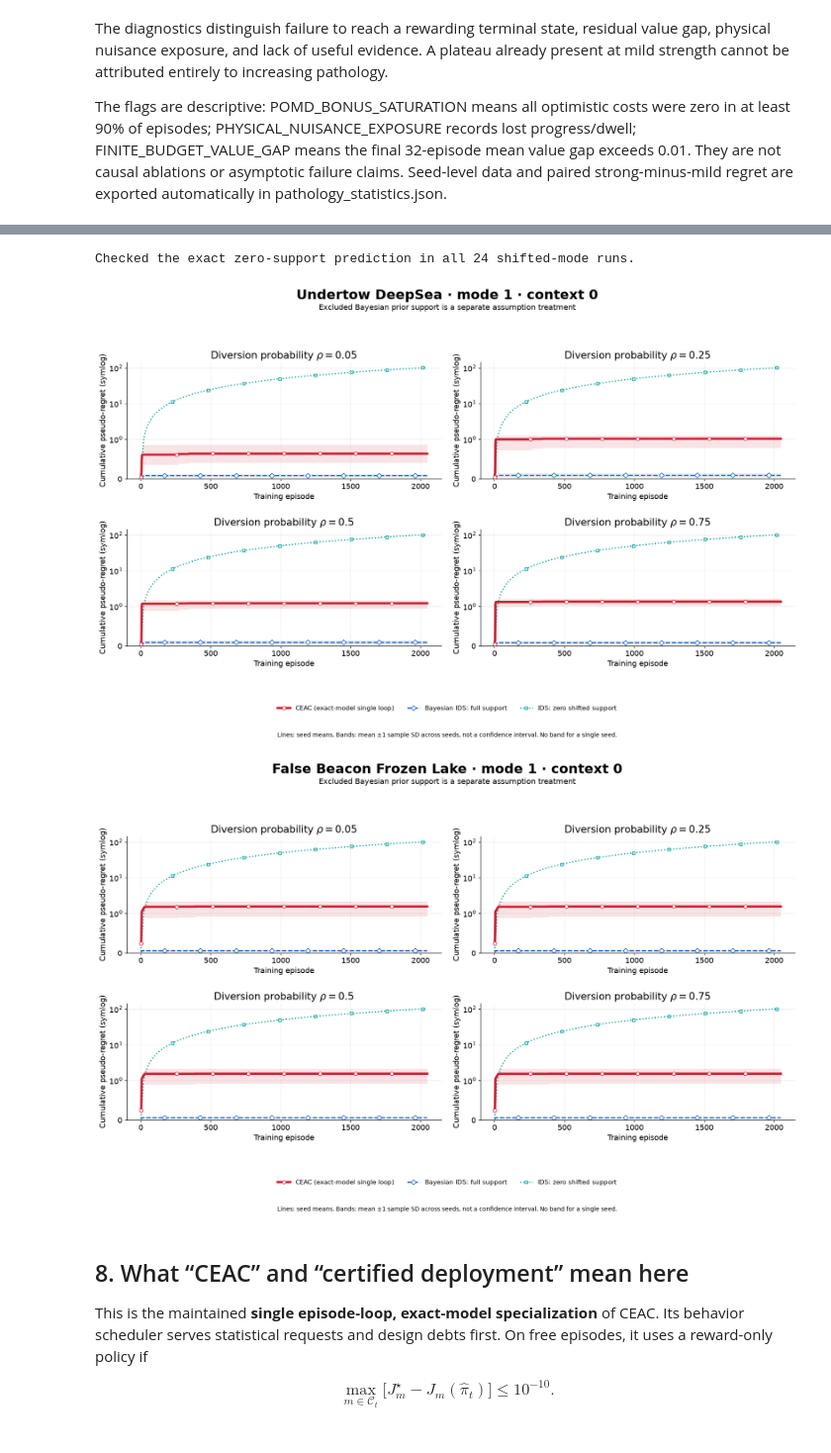
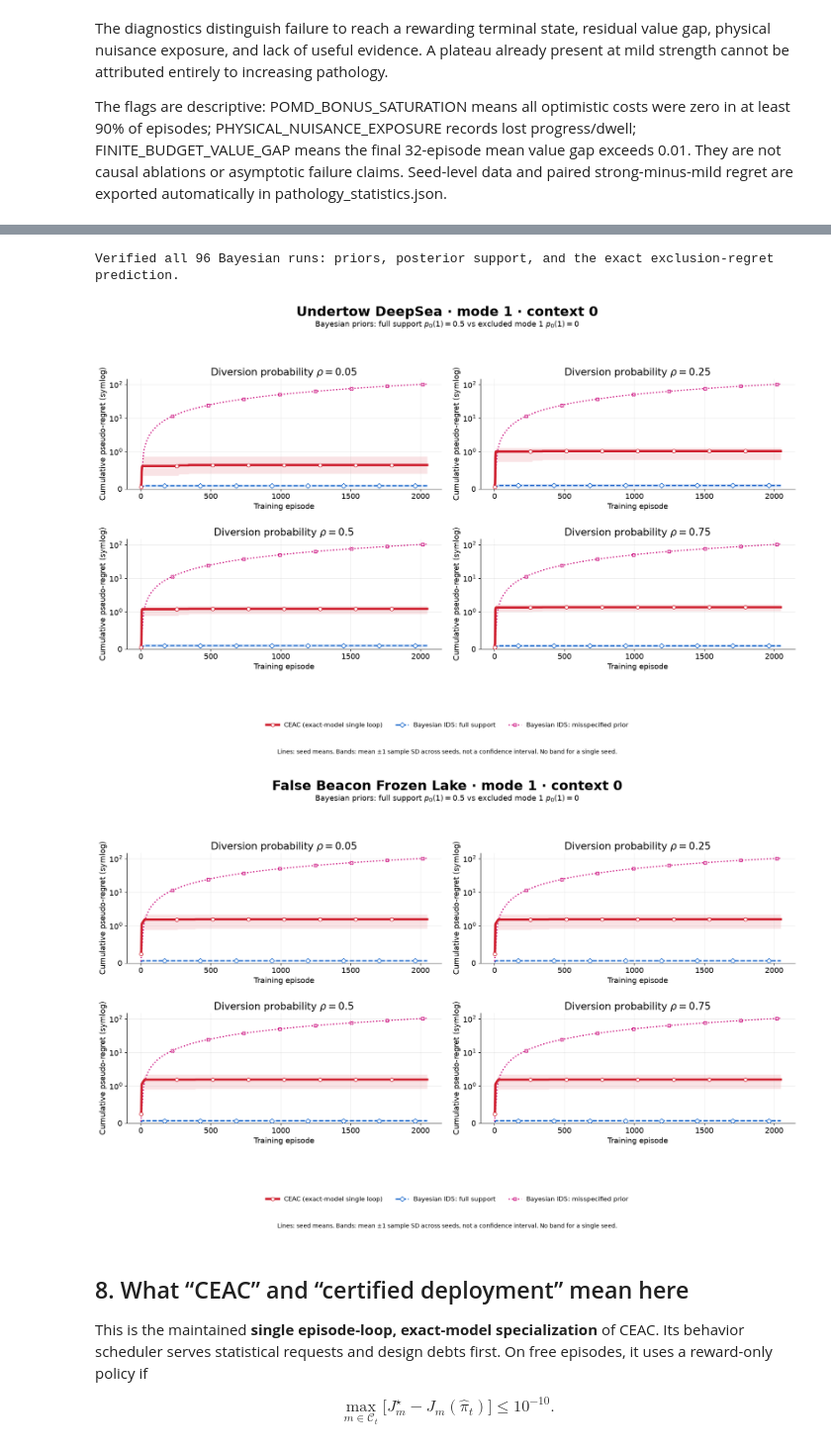
Before and after one commit to Sahire-Ellahy/Confounder-Eliminating-Actor-Critic, a Jupyter notebook: notebooks/Undertow_FalseBeacon.ipynb, the cells around one changed output, grey strips where cells are left out. Shown at 99% size. Drawn from its saved outputs; the diff is of its cells as text; code cells hidden in the pictures.

```diff
--- a/notebooks/Undertow_FalseBeacon.ipynb
+++ b/notebooks/Undertow_FalseBeacon.ipynb
@@ -135,6 +137,17 @@ Color identifies the method and remains fixed across panels. The symlog regret a
 
 These are the same rendering functions called by the standard report command, not separate notebook plots.
 # %%
+# Every setting must contain the complete seven-method slate before plotting.
+from ceac.pathology_report import METHODS
+expected_methods = set(METHODS)
+for kind, context, mode in {key[:3] for key in groups}:
+    observed = {key[3] for key in groups if key[:3] == (kind, context, mode)}
+    assert observed == expected_methods, (kind, context, mode, observed)
+for method, prior in (("ids", .5), ("ids_zero", 0.)):
+    runs = [r for r in bundle["curves"] if r["result"]["method"] == method]
+    assert len(runs) == 48
+    assert all(r["manifest"]["configuration"]["ids_prior"] == prior for r in runs)
+    print(f"{method}: {len(runs)} completed runs; initial mode-1 prior = {prior}")
 for kind in ("deepsea", "frozenlake"):
     fig = draw_method_overlay(groups, kind, mode=MODE)
     plt.show()
@@ -185,7 +200,7 @@ The flags are descriptive: POMD_BONUS_SATURATION means all optimistic costs were
 for kind in ("deepsea", "frozenlake"):
     fig = draw_strength_diagnostics(bundle["pathology_statistics"], kind, mode=MODE)
     plt.show()
-for method in ("ucb_q", "pomd", "idac", "ids", "ceac"):
+for method in METHODS:
     rows = [r for r in bundle["pathology_statistics"]
             if r["mode"] == MODE and r["rho"] == .75 and r["method"] == method]
     for kind in ("deepsea", "frozenlake"):
@@ -220,21 +239,27 @@ The following overlays explicitly separate these Bayesian assumptions. CEAC stil
 # %%
-excluded = [r for r in bundle["curves"] if r["result"]["method"] == "ids_zero"
-            and r["result"]["true_mode"] == 1]
-assert excluded
-for run in excluded:
-    posterior = [m["diagnostics"]["posterior"][1] for m in run["metrics"]]
-    np.testing.assert_array_equal(posterior, 0)
-    T = run["result"]["episodes"]
-    np.testing.assert_allclose([m["cumulative_pseudo_regret"] for m in run["metrics"]],
-                               .05 * np.arange(1, T+1), atol=1e-8, rtol=0)
-print(f"Checked the exact zero-support prediction in all {len(excluded)} shifted-mode runs.")
+bayesian = [r for r in bundle["curves"] if r["result"]["method"] in ("ids", "ids_zero")]
+assert len(bayesian) == 96
+for run in bayesian:
+    result, metrics = run["result"], run["metrics"]
+    posterior = np.array([m["diagnostics"]["posterior"][1] for m in metrics])
+    if result["method"] == "ids_zero":
+        np.testing.assert_array_equal(posterior, 0)
+        assert all(m["diagnostics"]["prior_support"] == [True, False] for m in metrics)
+        gap = .05 if result["true_mode"] == 1 else 0.
+        np.testing.assert_allclose([m["cumulative_pseudo_regret"] for m in metrics],
+                                   gap * np.arange(1, result["episodes"]+1), atol=1e-8, rtol=0)
+        assert metrics[-1]["cumulative_diagnostic_visits"] == 0
+    else:
+        assert np.all(np.isfinite(posterior)) and np.all(posterior > 0)
+        assert all(m["diagnostics"]["prior_support"] == [True, True] for m in metrics)
+print("Verified all 96 Bayesian runs: priors, posterior support, and the exact exclusion-regret prediction.")
 for kind in ("deepsea", "frozenlake"):
-    fig = draw_method_overlay(groups, kind, mode=1, prior=True)
+    fig = draw_method_overlay(groups, kind, mode=MODE, prior=True)
     plt.show()
 # %% [output]
-Checked the exact zero-support prediction in all 24 shifted-mode runs.
+Verified all 96 Bayesian runs: priors, posterior support, and the exact exclusion-regret prediction.
-[figure, old version]
+[figure, new version]
-[figure, old version]
+[figure, new version]
 # %% [markdown]
 ## 8. What “CEAC” and “certified deployment” mean here
 
```
Also changed, not shown: parts of 6 cells of this notebook, 37 other files.
